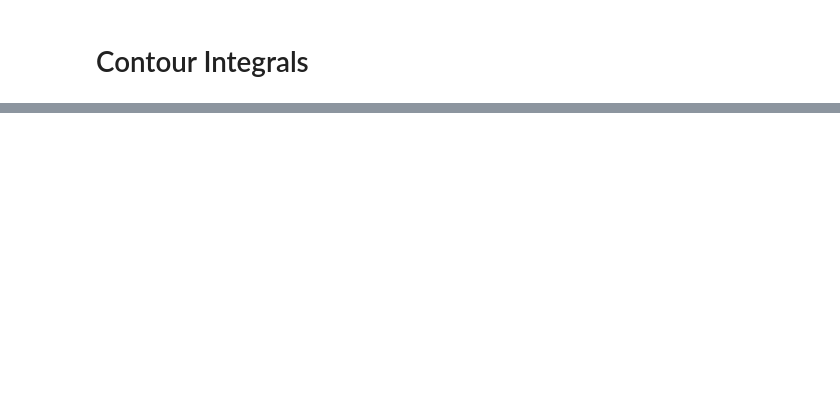
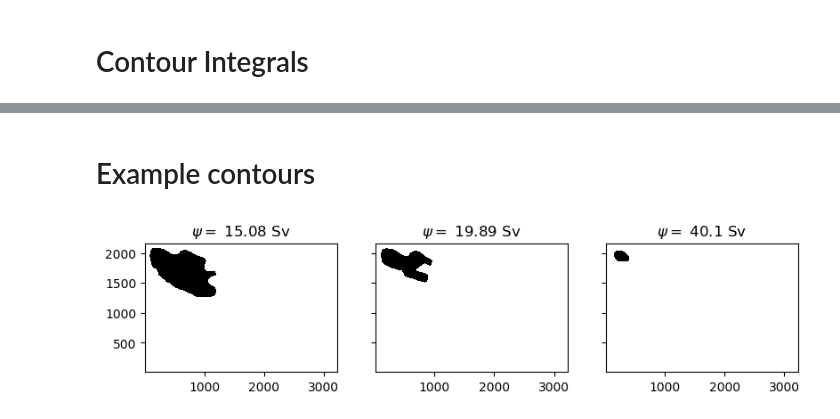
Before and after one commit to afstyles/VorticityContourAnalysisForNemo, a Jupyter notebook: int/plotting.ipynb, the cells around one changed output, grey strips where cells are left out. Cells and saved outputs as stored; diff of their text form; code cells hidden in the pictures; blank space fills up the shorter version.

```diff
--- a/int/plotting.ipynb
+++ b/int/plotting.ipynb
@@ -194,9 +169,16 @@ print(area_out)
 # %%
+label_list = ['ADV', 'HPG', 'LDF', 'PVO', 'RES', 'TOT', 'FRC', 'WND', 'BET', 'PRC', 'MLV', 'DIV']
+
+for label in label_list:
+    NI_dict[label] = CubeListExtract(NI_cube_list, 'Ni2D_'+label.lower(), timefix=False)
+
+area_out = CubeListExtract(NI_cube_list, 'Ni2D_area').data
+level_out = NI_dict[label_list[0]].coord('sf_zint_level').points
+
 NI_dict_largest = {}
 
-for label in NI_dict:
+for label in label_list:
     NI_dict_largest[label], level_out_largest = take_largest_contour(NI_dict[label].data, level_out, area_out)
-
 
 def splitbysign(NI_int):
     output_plus = np.zeros(NI_int.shape)
@@ -264,0 +249,35 @@ ax[1].grid(True)
+# %% [markdown]
+# Example contours
+# %%
+psi_list = [ 15, 20, 40]
+# %%
+contour_cube = iris.load(data_dir + '/NI_contour_masks.*.nc')[0]
+contour_largest, level_out_largest_contour = take_largest_contour(contour_cube.data, level_out, area_out)
+
+try:
+    x_finegrid = contour_cube.coord("x_finegrid").points
+    y_finegrid = contour_cube.coord("y_finegrid").points
+except:
+    print("Uninterpolated data")
+
+ind_list = [int(np.where(  np.abs(level_out_largest_contour - psi) == np.min(np.abs(level_out_largest_contour - psi))  )[0]) for psi in psi_list]
+# %%
+nfig = len(ind_list)
+
+fig,ax = plt.subplots(1,nfig, figsize=(nfig*3.1554, 3.1554), dpi=dpi, sharex=True, sharey=True)
+
+for i in range(nfig):
+    if nfig != 1 :
+        axi = ax[i]
+    else: axi = ax
+
+    ind = ind_list[i]
+    psi = level_out_largest[ind]
+    try:
+        cax = axi.pcolormesh(x_finegrid/1e3, y_finegrid/1e3, contour_largest[ind], cmap=cmocean.cm.gray)
+    except:
+        cax = axi.pcolormesh(lon, lat,  contour_largest[ind], cmap=cmocean.cm.gray)
+    axi.set_title(r"$\psi = $ " + str(np.round(level_out_largest_contour[ind],2)) + " Sv")
+    axi.set_aspect(1)
+# %% [output]
+[figure, added]
```
Also changed, not shown: parts of 8 cells of this notebook, 7 other files.
